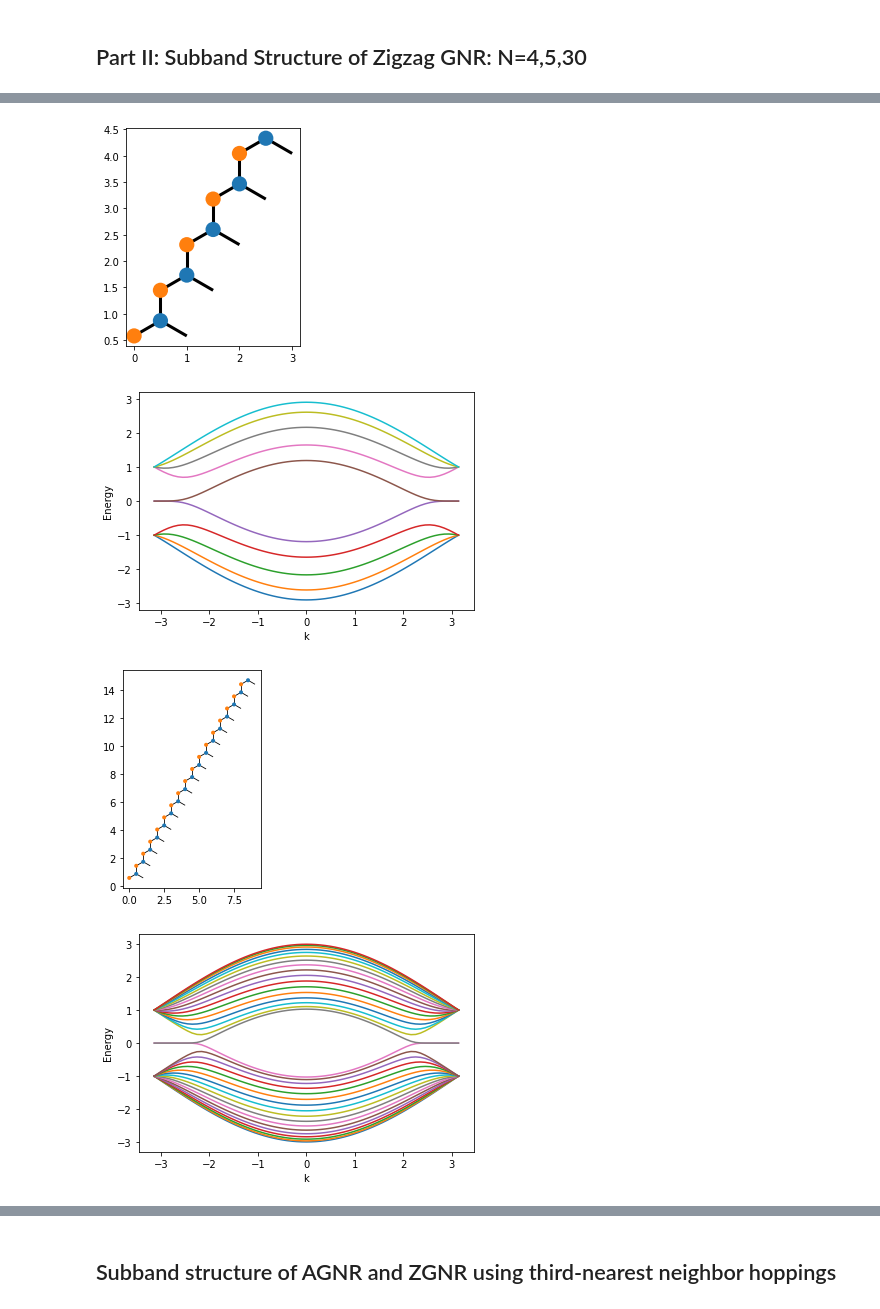
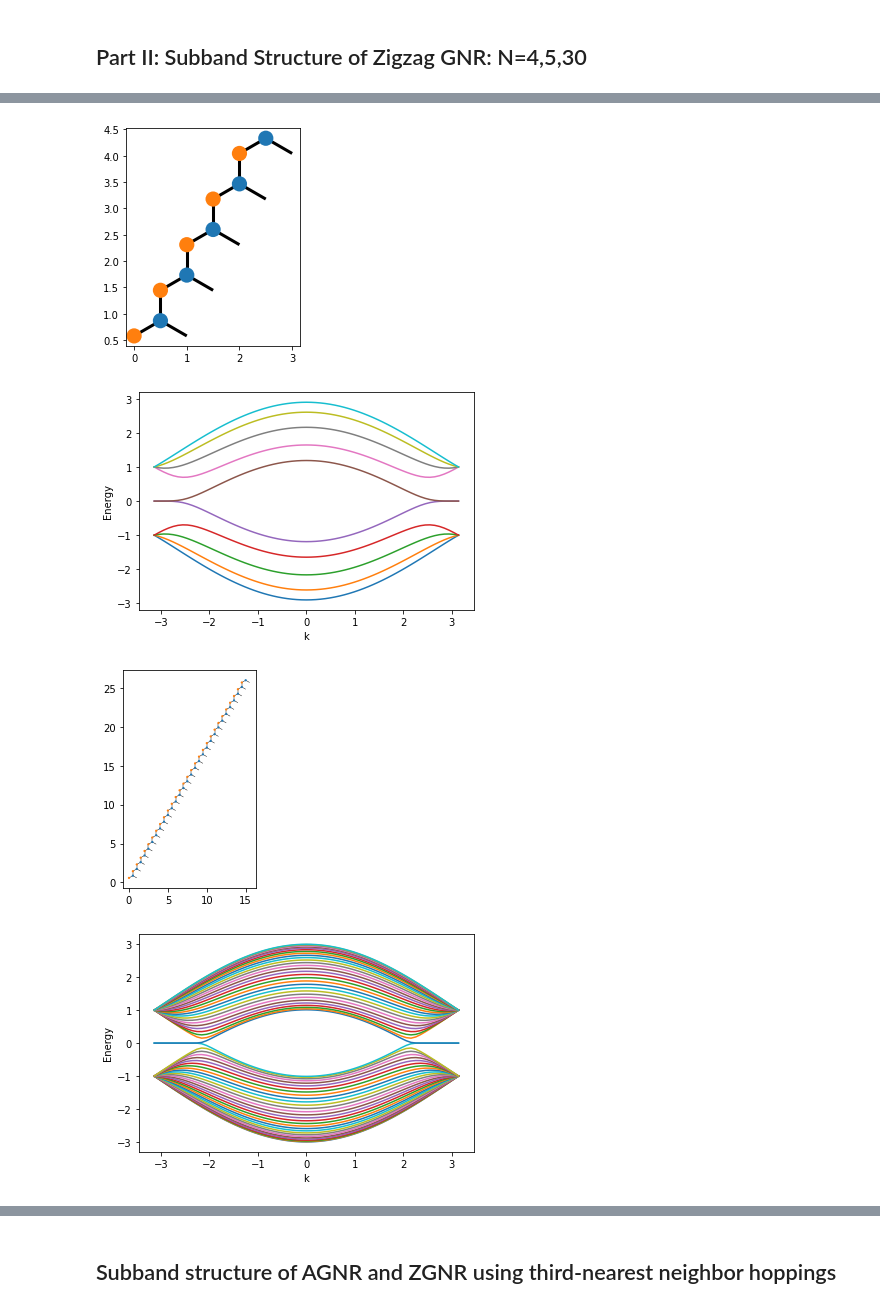
Before and after one commit to AndrewCrossman/PHYS824, a Jupyter notebook: 824Project.ipynb, the cells around one changed output, grey strips where cells are left out. Saved outputs shown, nothing was run; the diff lists cells and outputs as text; code cells hidden in the pictures.

```diff
--- a/824Project.ipynb
+++ b/824Project.ipynb
@@ -84,31 +87,31 @@ kwant.plotter.bands(armchair_ribbon30, momenta=k_values);
 # %%
 zigzag_ribbon4 = kwant.Builder(kwant.TranslationalSymmetry([1, 0]))
 zigzag_ribbon4[graphene.shape((lambda pos: 0<pos[1]<4), (0, 0))] = 0
 zigzag_ribbon4[graphene.neighbors(1)] = 1
 kwant.plot(zigzag_ribbon4)
 kwant.plotter.bands(zigzag_ribbon4.finalized());
 
 zigzag_ribbon5 = kwant.Builder(kwant.TranslationalSymmetry([1, 0]))
 zigzag_ribbon5[graphene.shape((lambda pos: 0<pos[1]<4.5), (0, 0))] = 0
 zigzag_ribbon5[graphene.neighbors(1)] = 1
 kwant.plot(zigzag_ribbon5)
 kwant.plotter.bands(zigzag_ribbon5.finalized());
 
 zigzag_ribbon30 = kwant.Builder(kwant.TranslationalSymmetry([1, 0]))
-zigzag_ribbon30[graphene.shape((lambda pos: 0<pos[1]<15), (0, 0))] = 0
+zigzag_ribbon30[graphene.shape((lambda pos: 0<pos[1]<26), (0, 0))] = 0
 zigzag_ribbon30[graphene.neighbors(1)] = 1
 kwant.plot(zigzag_ribbon30)
 kwant.plotter.bands(zigzag_ribbon30.finalized());
 
 #ldos = kwant.ldos(zigzag_ribbon30.finalized(), energy=2.7*10**-3)
 #kwant.plotter.map(zigzag_ribbon30.finalized(), ldos, method='nearest', dpi=200, cmap='viridis', oversampling=20);
 # %% [output]
 [figure]
 [figure]
 [figure]
 [figure]
-[figure, old version]
+[figure, new version]
-[figure, old version]
+[figure, new version]
 # %%
 graphene_sys = kwant.Builder()
 gr_lat = kwant.lattice.honeycomb(a=1)
```
Also changed, not shown: parts of 10 cells of this notebook.
